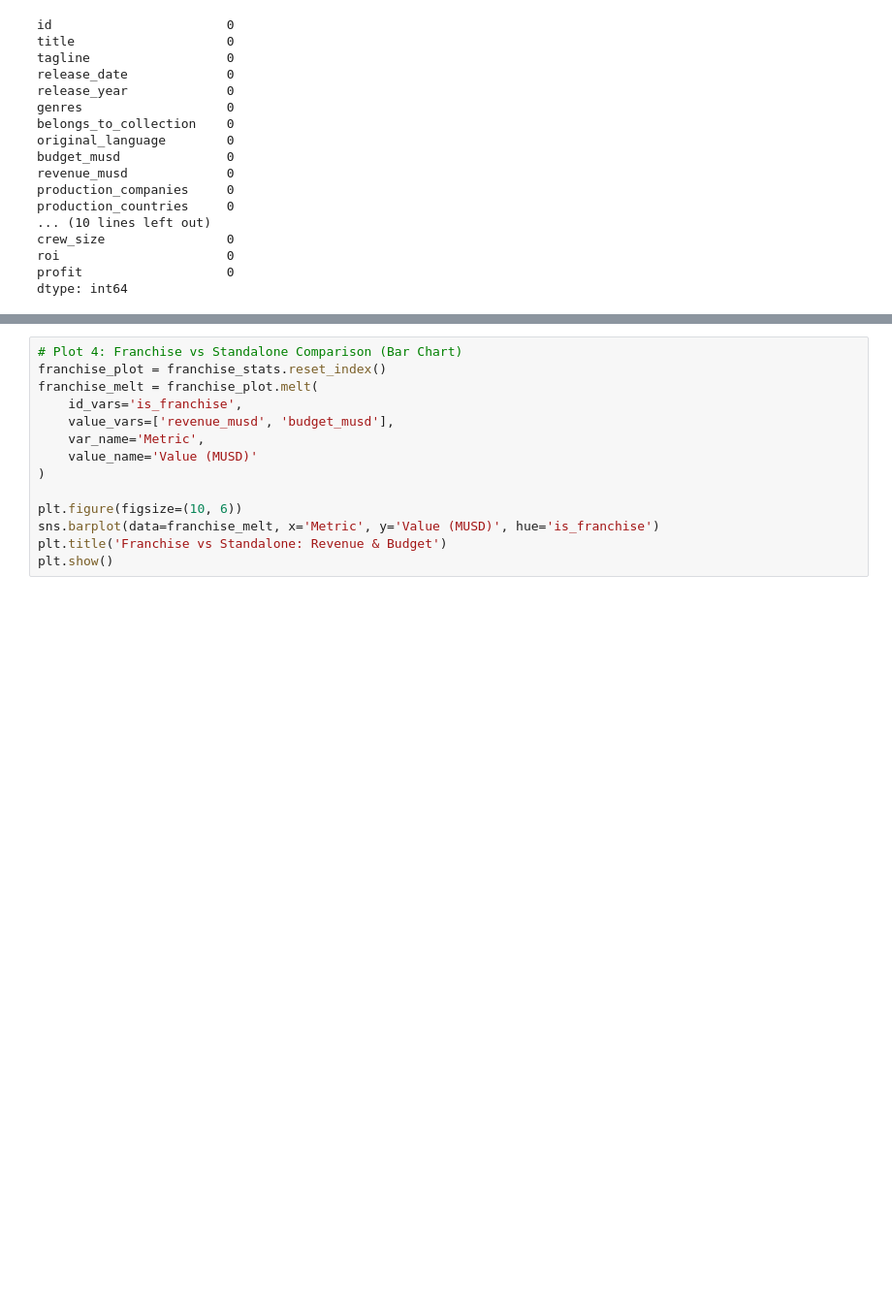
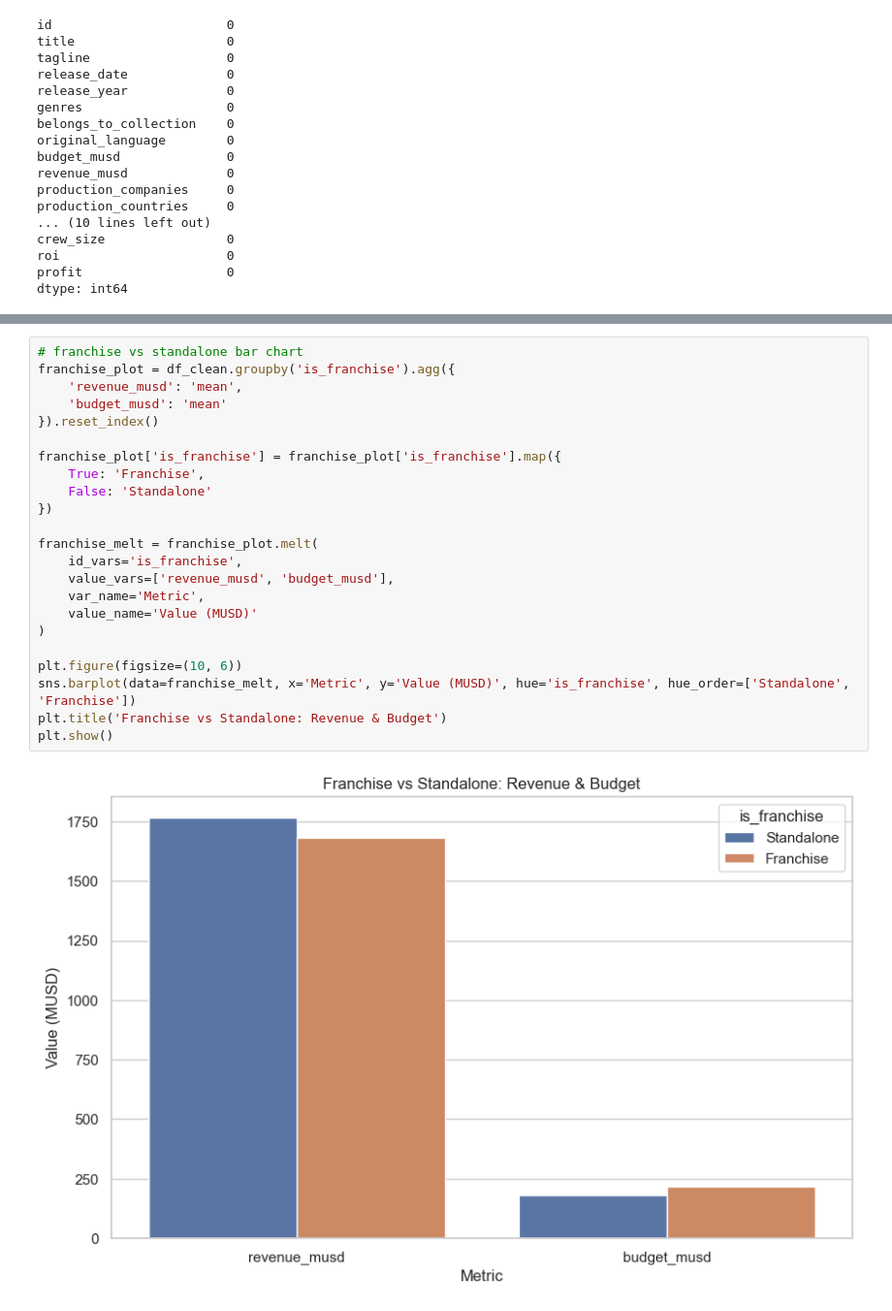
Before and after one commit to henryantwi/Mod-2-TMDB-Movie-Data-Analysis-using-Pandas-and-APIs, a Jupyter notebook: notebooks/movie_analysis.ipynb, the cells around one changed output, grey strips where cells are left out. Shown at 97% size. Drawn from its saved outputs; the diff is of its cells as text; blank space fills up the shorter version.

```diff
--- a/notebooks/movie_analysis.ipynb
+++ b/notebooks/movie_analysis.ipynb
@@ -586,15 +659,26 @@ plt.show()
 # %%
-# Plot 4: Franchise vs Standalone Comparison (Bar Chart)
-franchise_plot = franchise_stats.reset_index()
+# franchise vs standalone bar chart
+franchise_plot = df_clean.groupby('is_franchise').agg({
+    'revenue_musd': 'mean',
+    'budget_musd': 'mean'
+}).reset_index()
+
+franchise_plot['is_franchise'] = franchise_plot['is_franchise'].map({
+    True: 'Franchise',
+    False: 'Standalone'
+})
+
 franchise_melt = franchise_plot.melt(
     id_vars='is_franchise',
     value_vars=['revenue_musd', 'budget_musd'],
     var_name='Metric',
     value_name='Value (MUSD)'
 )
 
 plt.figure(figsize=(10, 6))
-sns.barplot(data=franchise_melt, x='Metric', y='Value (MUSD)', hue='is_franchise')
+sns.barplot(data=franchise_melt, x='Metric', y='Value (MUSD)', hue='is_franchise', hue_order=['Standalone', 'Franchise'])
 plt.title('Franchise vs Standalone: Revenue & Budget')
 plt.show()
+# %% [output]
+[figure, added]
 # %%
```
Also changed, not shown: parts of 31 cells of this notebook, 13 other files.
